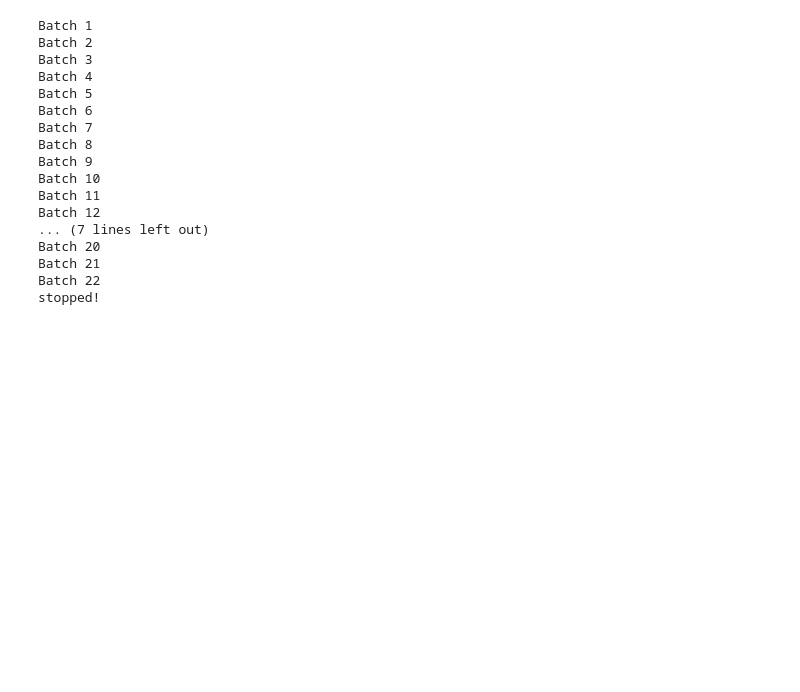
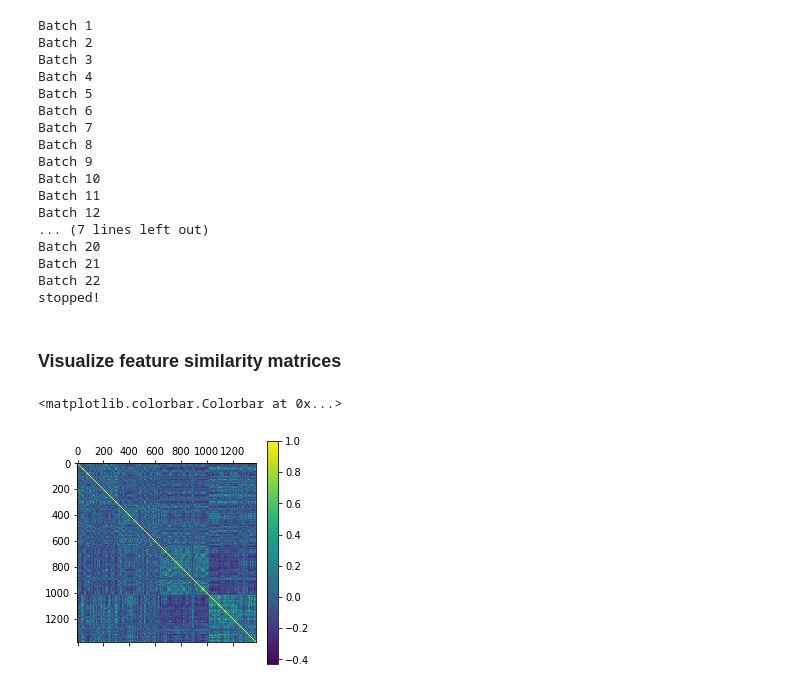
Before and after one commit to judithfan/sketchfeat, a Jupyter notebook: sketch_feature_analysis_Judy.ipynb, the cells around one changed output. Drawn from its saved outputs; the diff is of its cells as text; code cells hidden in the pictures; blank space fills up the shorter version.

Commit message:
added RDMs and classifier performance on fc7 of vgg19 for sketches

```diff
--- a/sketch_feature_analysis_Judy.ipynb
+++ b/sketch_feature_analysis_Judy.ipynb
@@ -152,7 +155,7 @@ if generator:
 
         if n == num_sketches//batch_size + 1:
             break
-Labels = [item for sublist in Labels for item in sublist]
+Labels = np.array([item for sublist in Labels for item in sublist])
 # %% [output]
 Batch 1
 Batch 2
@@ -176,0 +177,18 @@ plt.colorbar()
+# %% [markdown]
+### Visualize feature similarity matrices
+# %%
+# z-score normalization to "center" the sketch embeddings
+def normalize(X):
+    X = X - X.mean(0)
+    X = X / np.maximum(X.std(0), 1e-5)
+    return X
+
+# normalize feature vectors & plot full image-level similarity matrix
+inds = np.argsort(X.label.values)
+_Features = normalize(Features[inds])
+_Labels = Labels[inds]
+plt.matshow(np.corrcoef(_Features))
+plt.colorbar()
+# %% [output]
+<matplotlib.colorbar.Colorbar at 0x...>
+[figure, added]
```
Also changed, not shown: parts of 7 cells of this notebook.
